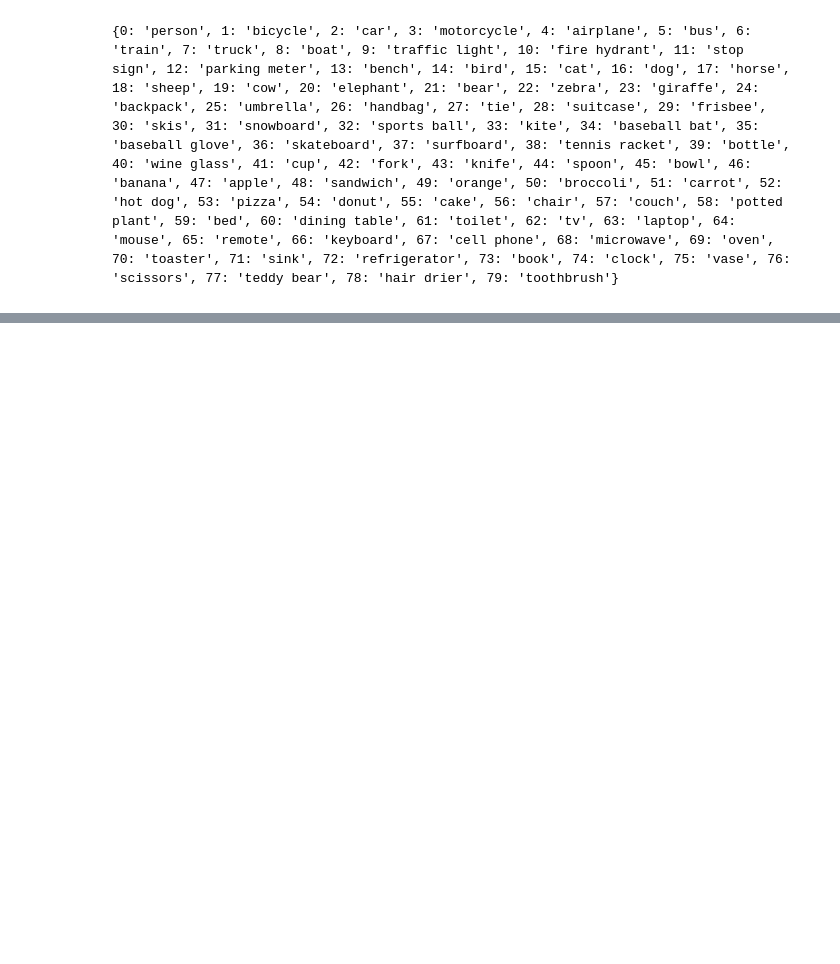
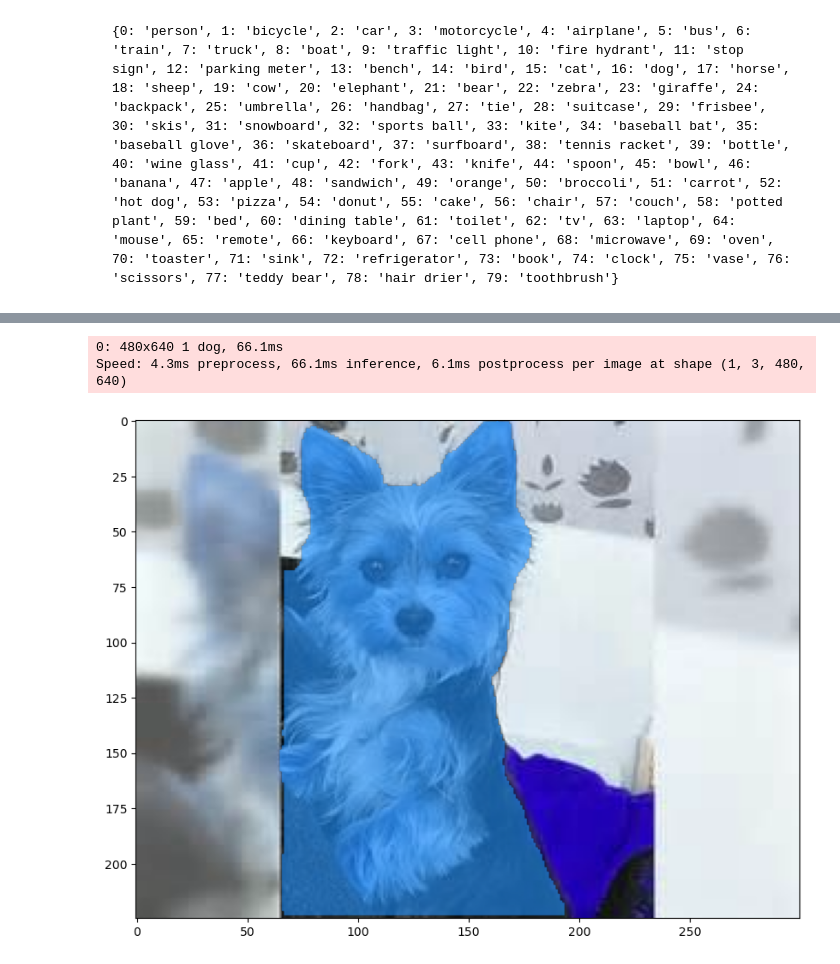
Before and after one commit to roydipta/safari_stickerbook, a Jupyter notebook: Model Training/YOLOv8 and SAM.ipynb, the cells around one changed output, grey strips where cells are left out. Cells and saved outputs as stored; diff of their text form; code cells hidden in the pictures; blank space fills up the shorter version.

```diff
--- a/Model Training/YOLOv8 and SAM.ipynb
+++ b/Model Training/YOLOv8 and SAM.ipynb
@@ -76,0 +170,7 @@ objects
+# %%
+image2 = cv2.imread('./raw-img/cane/OIF-e2bexWrojgtQnAPPcUfOWQ.jpeg')
+segment(image2)
+# %% [output]
+0: 480x640 1 dog, 66.1ms
+Speed: 4.3ms preprocess, 66.1ms inference, 6.1ms postprocess per image at shape (1, 3, 480, 640)
+[figure, added]
```
Also changed, not shown: parts of 22 cells of this notebook, 2 other files.
